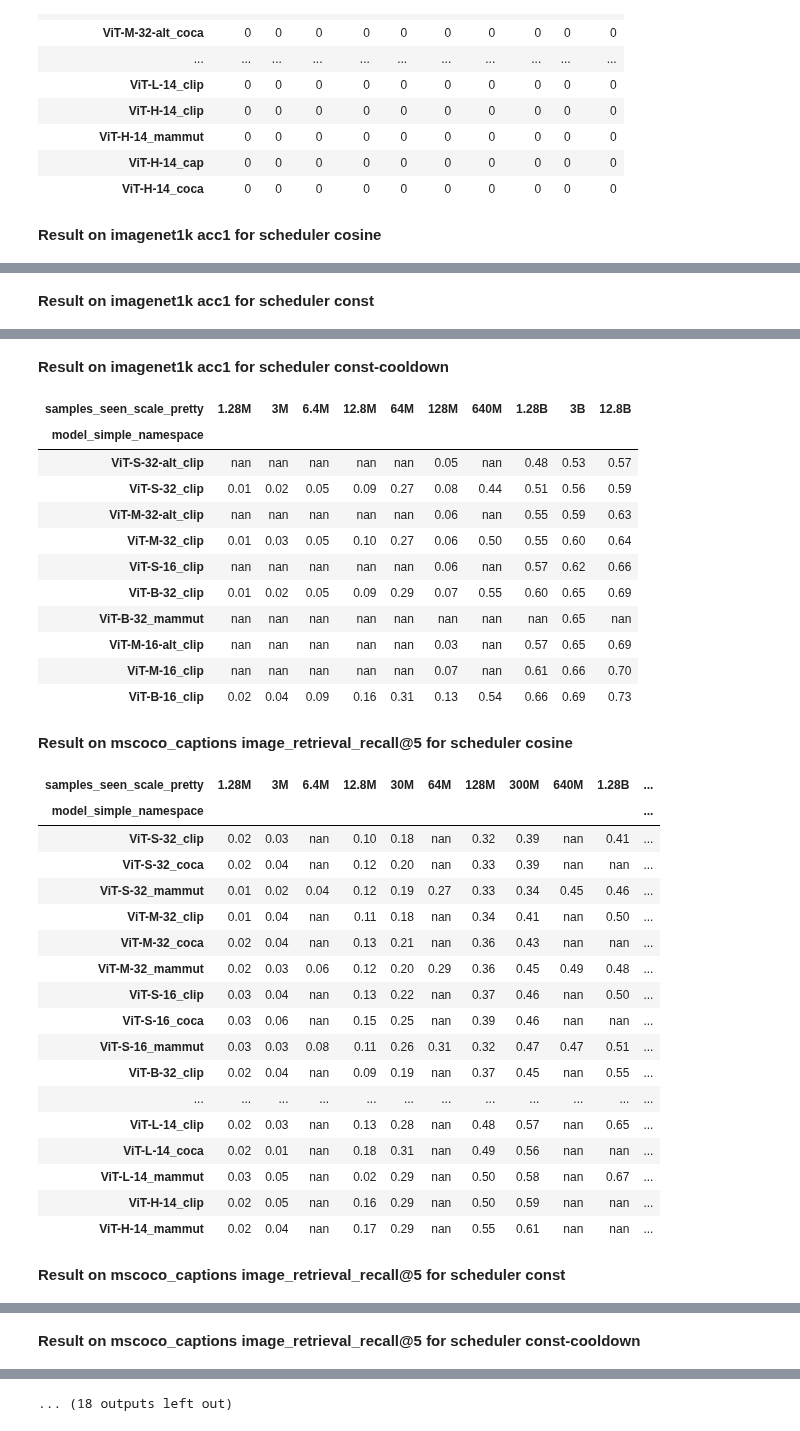
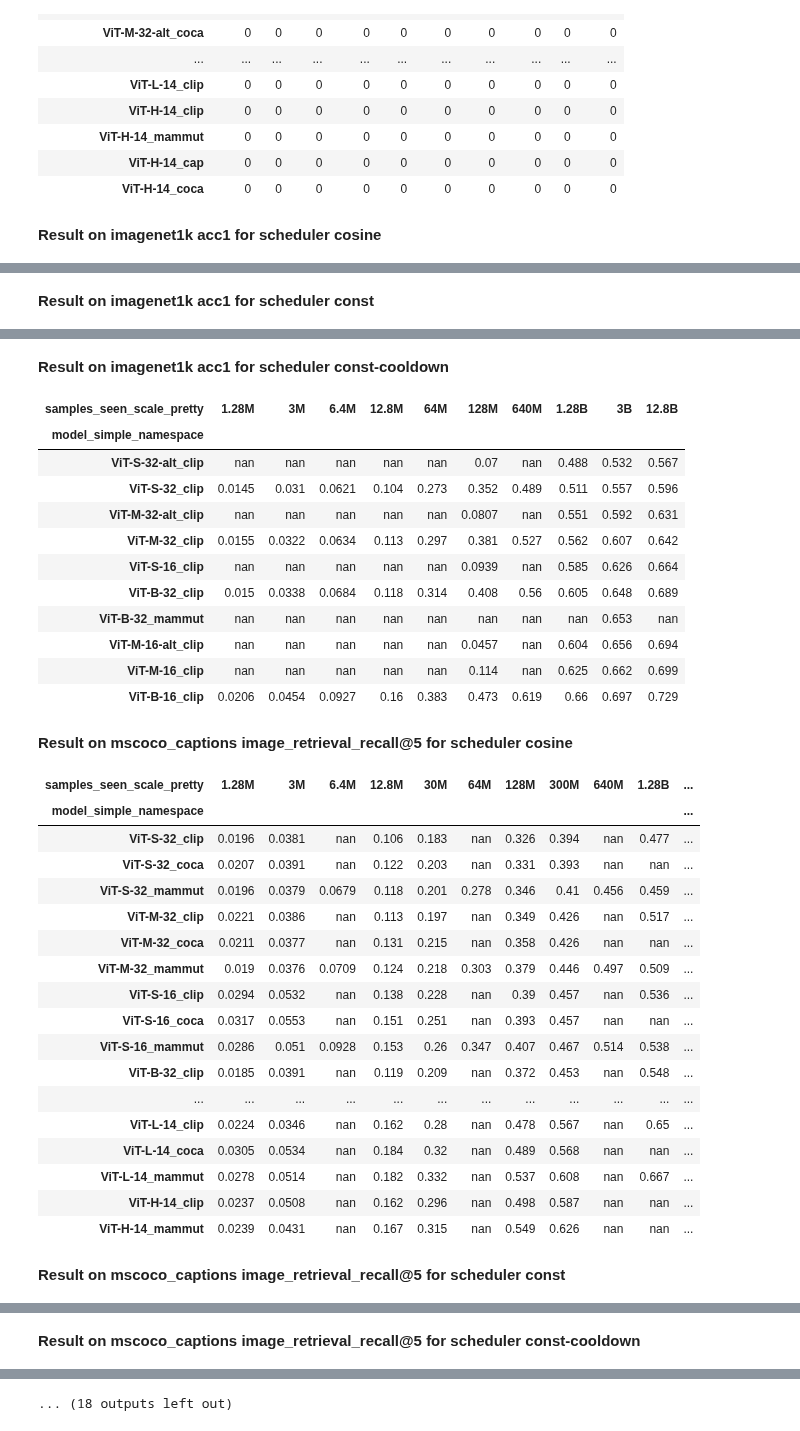
Before and after one commit to SLAMPAI/open_clip_scaling, a Jupyter notebook: overview.ipynb, the cells around one changed output, grey strips where cells are left out. Cells and saved outputs as stored; diff of their text form; code cells hidden in the pictures.

```diff
--- a/overview.ipynb
+++ b/overview.ipynb
@@ -173,7 +161,7 @@ for ds, metric in evals:
         d = d[d.lr_scheduler==scheduler]
 
         vars=("samples_seen_scale_pretty", "model_simple_namespace")
-
+        d = d.sort_values(by=metric, ascending=False)
         d = d.drop_duplicates(subset=vars, keep="first")
         d = pd.pivot(
             d,
@@ -191,7 +179,7 @@ for ds, metric in evals:
         d =  d.style.map(highlight_value)
 
         # round to 2 digits
-        d = d.format("{:.2f}")
+        d = d.format("{:.3}")
         # replace nan cells with empty string
 
 
@@ -237,35 +225,35 @@ Result on imagenet1k acc1 for scheduler const
 Result on imagenet1k acc1 for scheduler const-cooldown
 | samples_seen_scale_pretty | 1.28M | 3M | 6.4M | 12.8M | 64M | 128M | 640M | 1.28B | 3B | 12.8B |
 | model_simple_namespace |  |  |  |  |  |  |  |  |  |  |
-| ViT-S-32-alt_clip | nan | nan | nan | nan | nan | 0.05 | nan | 0.48 | 0.53 | 0.57 |
-| ViT-S-32_clip | 0.01 | 0.02 | 0.05 | 0.09 | 0.27 | 0.08 | 0.44 | 0.51 | 0.56 | 0.59 |
-| ViT-M-32-alt_clip | nan | nan | nan | nan | nan | 0.06 | nan | 0.55 | 0.59 | 0.63 |
-| ViT-M-32_clip | 0.01 | 0.03 | 0.05 | 0.10 | 0.27 | 0.06 | 0.50 | 0.55 | 0.60 | 0.64 |
-| ViT-S-16_clip | nan | nan | nan | nan | nan | 0.06 | nan | 0.57 | 0.62 | 0.66 |
-| ViT-B-32_clip | 0.01 | 0.02 | 0.05 | 0.09 | 0.29 | 0.07 | 0.55 | 0.60 | 0.65 | 0.69 |
-| ViT-B-32_mammut | nan | nan | nan | nan | nan | nan | nan | nan | 0.65 | nan |
-| ViT-M-16-alt_clip | nan | nan | nan | nan | nan | 0.03 | nan | 0.57 | 0.65 | 0.69 |
-| ViT-M-16_clip | nan | nan | nan | nan | nan | 0.07 | nan | 0.61 | 0.66 | 0.70 |
-| ViT-B-16_clip | 0.02 | 0.04 | 0.09 | 0.16 | 0.31 | 0.13 | 0.54 | 0.66 | 0.69 | 0.73 |
+| ViT-S-32-alt_clip | nan | nan | nan | nan | nan | 0.07 | nan | 0.488 | 0.532 | 0.567 |
+| ViT-S-32_clip | 0.0145 | 0.031 | 0.0621 | 0.104 | 0.273 | 0.352 | 0.489 | 0.511 | 0.557 | 0.596 |
+| ViT-M-32-alt_clip | nan | nan | nan | nan | nan | 0.0807 | nan | 0.551 | 0.592 | 0.631 |
+| ViT-M-32_clip | 0.0155 | 0.0322 | 0.0634 | 0.113 | 0.297 | 0.381 | 0.527 | 0.562 | 0.607 | 0.642 |
+| ViT-S-16_clip | nan | nan | nan | nan | nan | 0.0939 | nan | 0.585 | 0.626 | 0.664 |
+| ViT-B-32_clip | 0.015 | 0.0338 | 0.0684 | 0.118 | 0.314 | 0.408 | 0.56 | 0.605 | 0.648 | 0.689 |
+| ViT-B-32_mammut | nan | nan | nan | nan | nan | nan | nan | nan | 0.653 | nan |
+| ViT-M-16-alt_clip | nan | nan | nan | nan | nan | 0.0457 | nan | 0.604 | 0.656 | 0.694 |
+| ViT-M-16_clip | nan | nan | nan | nan | nan | 0.114 | nan | 0.625 | 0.662 | 0.699 |
+| ViT-B-16_clip | 0.0206 | 0.0454 | 0.0927 | 0.16 | 0.383 | 0.473 | 0.619 | 0.66 | 0.697 | 0.729 |
 Result on mscoco_captions image_retrieval_recall@5 for scheduler cosine
 | samples_seen_scale_pretty | 1.28M | 3M | 6.4M | 12.8M | 30M | 64M | 128M | 300M | 640M | 1.28B | ... |
 | model_simple_namespace |  |  |  |  |  |  |  |  |  |  | ... |
-| ViT-S-32_clip | 0.02 | 0.03 | nan | 0.10 | 0.18 | nan | 0.32 | 0.39 | nan | 0.41 | ... |
-| ViT-S-32_coca | 0.02 | 0.04 | nan | 0.12 | 0.20 | nan | 0.33 | 0.39 | nan | nan | ... |
-| ViT-S-32_mammut | 0.01 | 0.02 | 0.04 | 0.12 | 0.19 | 0.27 | 0.33 | 0.34 | 0.45 | 0.46 | ... |
-| ViT-M-32_clip | 0.01 | 0.04 | nan | 0.11 | 0.18 | nan | 0.34 | 0.41 | nan | 0.50 | ... |
-| ViT-M-32_coca | 0.02 | 0.04 | nan | 0.13 | 0.21 | nan | 0.36 | 0.43 | nan | nan | ... |
-| ViT-M-32_mammut | 0.02 | 0.03 | 0.06 | 0.12 | 0.20 | 0.29 | 0.36 | 0.45 | 0.49 | 0.48 | ... |
-| ViT-S-16_clip | 0.03 | 0.04 | nan | 0.13 | 0.22 | nan | 0.37 | 0.46 | nan | 0.50 | ... |
-| ViT-S-16_coca | 0.03 | 0.06 | nan | 0.15 | 0.25 | nan | 0.39 | 0.46 | nan | nan | ... |
-| ViT-S-16_mammut | 0.03 | 0.03 | 0.08 | 0.11 | 0.26 | 0.31 | 0.32 | 0.47 | 0.47 | 0.51 | ... |
-| ViT-B-32_clip | 0.02 | 0.04 | nan | 0.09 | 0.19 | nan | 0.37 | 0.45 | nan | 0.55 | ... |
+| ViT-S-32_clip | 0.0196 | 0.0381 | nan | 0.106 | 0.183 | nan | 0.326 | 0.394 | nan | 0.477 | ... |
+| ViT-S-32_coca | 0.0207 | 0.0391 | nan | 0.122 | 0.203 | nan | 0.331 | 0.393 | nan | nan | ... |
+| ViT-S-32_mammut | 0.0196 | 0.0379 | 0.0679 | 0.118 | 0.201 | 0.278 | 0.346 | 0.41 | 0.456 | 0.459 | ... |
+| ViT-M-32_clip | 0.0221 | 0.0386 | nan | 0.113 | 0.197 | nan | 0.349 | 0.426 | nan | 0.517 | ... |
+| ViT-M-32_coca | 0.0211 | 0.0377 | nan | 0.131 | 0.215 | nan | 0.358 | 0.426 | nan | nan | ... |
+| ViT-M-32_mammut | 0.019 | 0.0376 | 0.0709 | 0.124 | 0.218 | 0.303 | 0.379 | 0.446 | 0.497 | 0.509 | ... |
+| ViT-S-16_clip | 0.0294 | 0.0532 | nan | 0.138 | 0.228 | nan | 0.39 | 0.457 | nan | 0.536 | ... |
+| ViT-S-16_coca | 0.0317 | 0.0553 | nan | 0.151 | 0.251 | nan | 0.393 | 0.457 | nan | nan | ... |
+| ViT-S-16_mammut | 0.0286 | 0.051 | 0.0928 | 0.153 | 0.26 | 0.347 | 0.407 | 0.467 | 0.514 | 0.538 | ... |
+| ViT-B-32_clip | 0.0185 | 0.0391 | nan | 0.119 | 0.209 | nan | 0.372 | 0.453 | nan | 0.548 | ... |
 | ... | ... | ... | ... | ... | ... | ... | ... | ... | ... | ... | ... |
-| ViT-L-14_clip | 0.02 | 0.03 | nan | 0.13 | 0.28 | nan | 0.48 | 0.57 | nan | 0.65 | ... |
-| ViT-L-14_coca | 0.02 | 0.01 | nan | 0.18 | 0.31 | nan | 0.49 | 0.56 | nan | nan | ... |
-| ViT-L-14_mammut | 0.03 | 0.05 | nan | 0.02 | 0.29 | nan | 0.50 | 0.58 | nan | 0.67 | ... |
-| ViT-H-14_clip | 0.02 | 0.05 | nan | 0.16 | 0.29 | nan | 0.50 | 0.59 | nan | nan | ... |
-| ViT-H-14_mammut | 0.02 | 0.04 | nan | 0.17 | 0.29 | nan | 0.55 | 0.61 | nan | nan | ... |
+| ViT-L-14_clip | 0.0224 | 0.0346 | nan | 0.162 | 0.28 | nan | 0.478 | 0.567 | nan | 0.65 | ... |
+| ViT-L-14_coca | 0.0305 | 0.0534 | nan | 0.184 | 0.32 | nan | 0.489 | 0.568 | nan | nan | ... |
+| ViT-L-14_mammut | 0.0278 | 0.0514 | nan | 0.182 | 0.332 | nan | 0.537 | 0.608 | nan | 0.667 | ... |
+| ViT-H-14_clip | 0.0237 | 0.0508 | nan | 0.162 | 0.296 | nan | 0.498 | 0.587 | nan | nan | ... |
+| ViT-H-14_mammut | 0.0239 | 0.0431 | nan | 0.167 | 0.315 | nan | 0.549 | 0.626 | nan | nan | ... |
 Result on mscoco_captions image_retrieval_recall@5 for scheduler const
 | samples_seen_scale_pretty | 1.28M | 3M | 6.4M | 12.8M | 30M | 64M | 128M | 300M | 640M | 1.28B | ... |
 | model_simple_namespace |  |  |  |  |  |  |  |  |  |  | ... |
```
Also changed, not shown: parts of 4 cells of this notebook.
